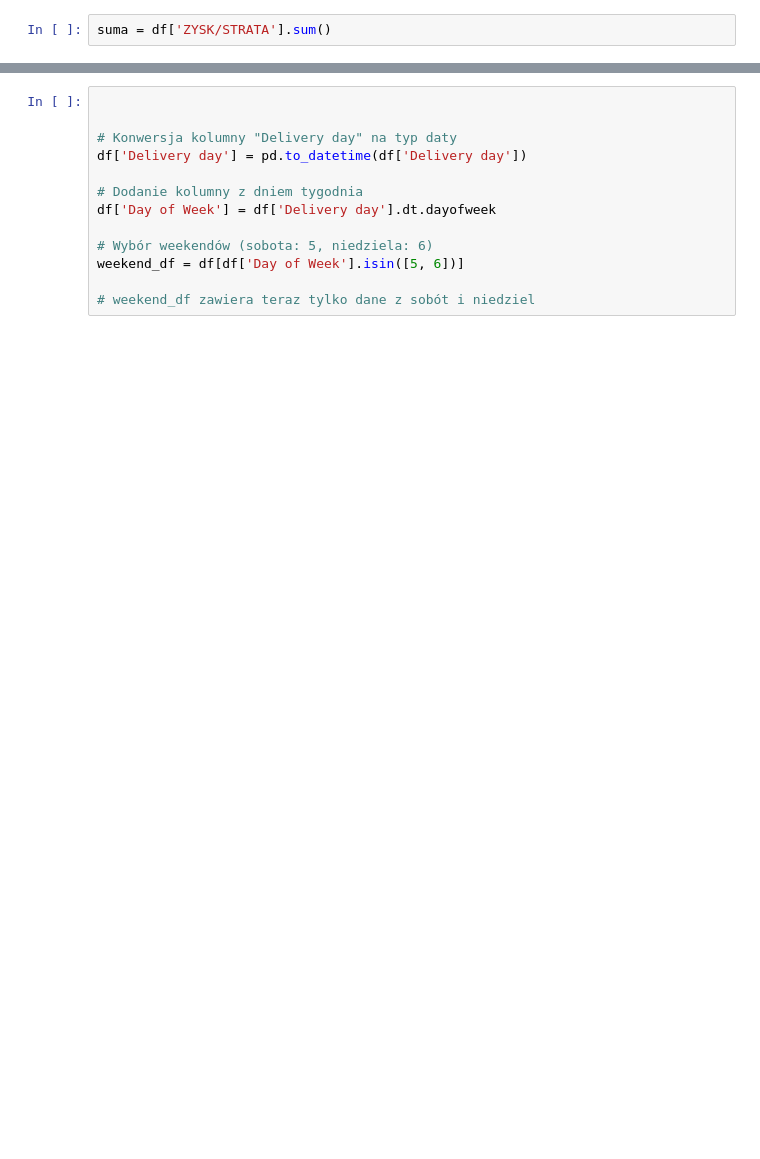
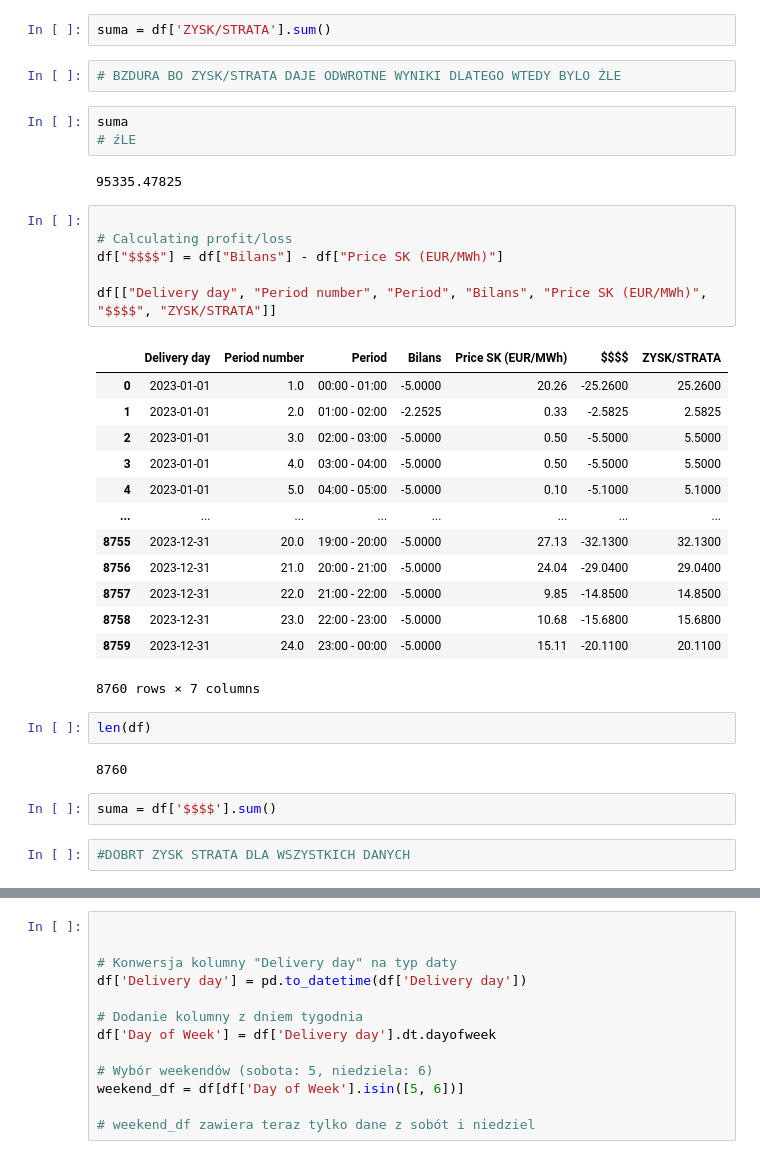
Before and after one commit to tomektom10/dataScienceBootCamp, a Jupyter notebook: analiza_energia_tylko_weekendy.ipynb, the cells around one changed output, grey strips where cells are left out. Cells and saved outputs as stored; diff of their text form; blank space fills up the shorter version.

```diff
--- a/analiza_energia_tylko_weekendy.ipynb
+++ b/analiza_energia_tylko_weekendy.ipynb
@@ -27,5 +27,40 @@ df
 # %%
 suma = df['ZYSK/STRATA'].sum()
+# %%
+# BZDURA BO ZYSK/STRATA DAJE ODWROTNE WYNIKI DLATEGO WTEDY BYLO ŹLE
+# %%
+suma
+# źLE
+# %% [output]
+95335.47825
+# %%
+
+# Calculating profit/loss
+df["$$$$"] = df["Bilans"] - df["Price SK (EUR/MWh)"]
+
+df[["Delivery day", "Period number", "Period", "Bilans", "Price SK (EUR/MWh)", "$$$$", "ZYSK/STRATA"]]
+# %% [output]
+|  | Delivery day | Period number | Period | Bilans | Price SK (EUR/MWh) | $$$$ | ZYSK/STRATA |
+| 0 | 2023-01-01 | 1.0 | 00:00 - 01:00 | -5.0000 | 20.26 | -25.2600 | 25.2600 |
+| 1 | 2023-01-01 | 2.0 | 01:00 - 02:00 | -2.2525 | 0.33 | -2.5825 | 2.5825 |
+| 2 | 2023-01-01 | 3.0 | 02:00 - 03:00 | -5.0000 | 0.50 | -5.5000 | 5.5000 |
+| 3 | 2023-01-01 | 4.0 | 03:00 - 04:00 | -5.0000 | 0.50 | -5.5000 | 5.5000 |
+| 4 | 2023-01-01 | 5.0 | 04:00 - 05:00 | -5.0000 | 0.10 | -5.1000 | 5.1000 |
+| ... | ... | ... | ... | ... | ... | ... | ... |
+| 8755 | 2023-12-31 | 20.0 | 19:00 - 20:00 | -5.0000 | 27.13 | -32.1300 | 32.1300 |
+| 8756 | 2023-12-31 | 21.0 | 20:00 - 21:00 | -5.0000 | 24.04 | -29.0400 | 29.0400 |
+| 8757 | 2023-12-31 | 22.0 | 21:00 - 22:00 | -5.0000 | 9.85 | -14.8500 | 14.8500 |
+| 8758 | 2023-12-31 | 23.0 | 22:00 - 23:00 | -5.0000 | 10.68 | -15.6800 | 15.6800 |
+| 8759 | 2023-12-31 | 24.0 | 23:00 - 00:00 | -5.0000 | 15.11 | -20.1100 | 20.1100 |
+8760 rows × 7 columns
+# %%
+len(df)
+# %% [output]
+8760
+# %%
+suma = df['$$$$'].sum()
+# %%
+#DOBRT ZYSK STRATA DLA WSZYSTKICH DANYCH
 # %%
 suma
 # %% [output]
```
Also changed, not shown: parts of 24 cells of this notebook.
